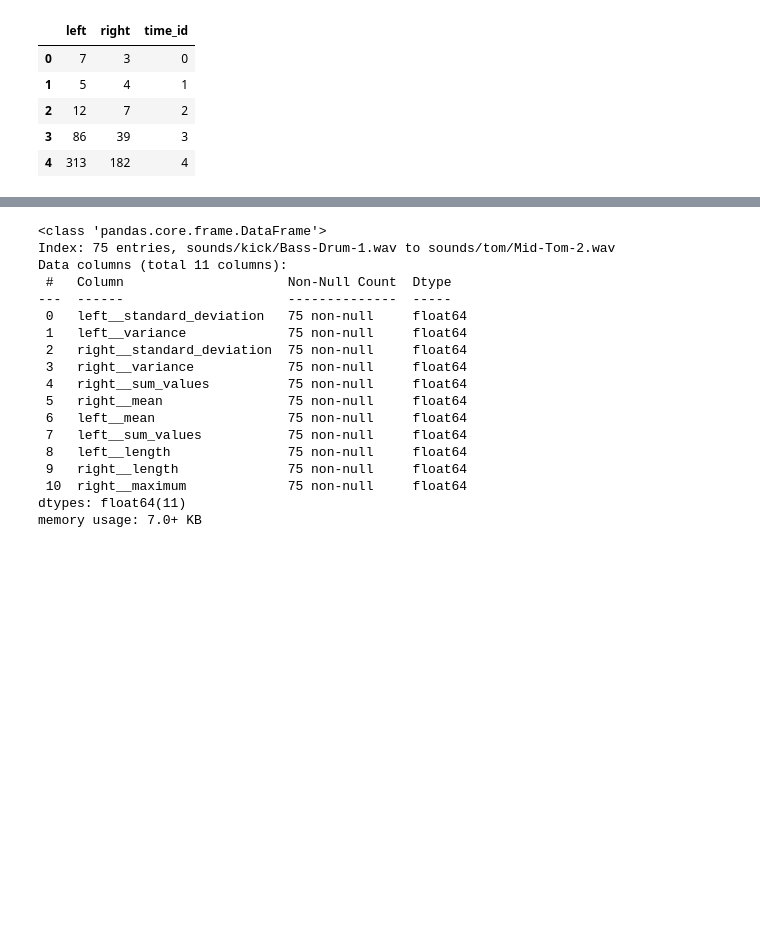
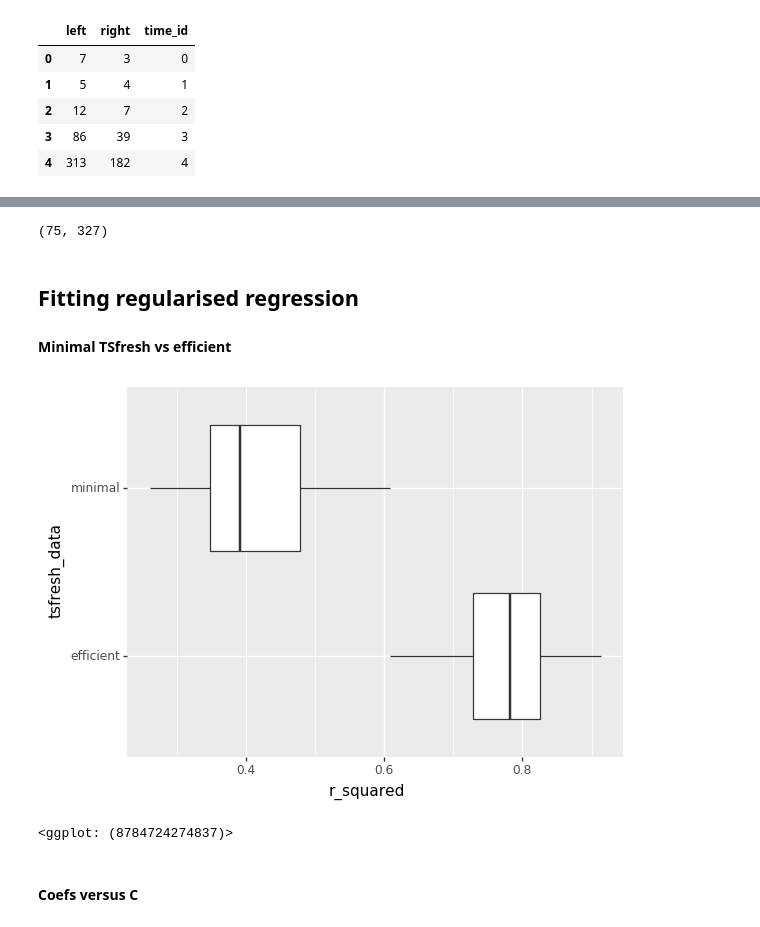
Before and after one commit to PaulHiemstra/lasso_tsfresh_article, a Jupyter notebook: lasso_tsfresh_article.ipynb, the cells around one changed output, grey strips where cells are left out. Saved outputs shown, nothing was run; the diff lists cells and outputs as text; code cells hidden in the pictures; blank space fills up the shorter version.

```diff
--- a/lasso_tsfresh_article.ipynb
+++ b/lasso_tsfresh_article.ipynb
@@ -87,6 +110,6 @@ from tsfresh import extract_relevant_features
 from tsfresh.feature_extraction import MinimalFCParameters
 settings = MinimalFCParameters()
 
-audio_tsfresh = extract_relevant_features(all_audio, all_labels,
+audio_tsfresh_minimal = extract_relevant_features(all_audio, all_labels,
                                           column_id='file_id', column_sort='time_id',
                                           default_fc_parameters=settings)
@@ -93,21 +120,44 @@ audio_tsfresh = extract_relevant_features(all_audio, all_labels,
+# %%
+from tsfresh.feature_extraction import EfficientFCParameters
+settings = EfficientFCParameters()
+
+audio_tsfresh = extract_relevant_features(all_audio, all_labels,
+                                          column_id='file_id', column_sort='time_id',
+                                          default_fc_parameters=settings)
 # %%
-audio_tsfresh.info()
+audio_tsfresh.shape
 # %% [output]
-<class 'pandas.core.frame.DataFrame'>
-Index: 75 entries, sounds/kick/Bass-Drum-1.wav to sounds/tom/Mid-Tom-2.wav
-Data columns (total 11 columns):
- #   Column                     Non-Null Count  Dtype
----  ------                     --------------  -----
- 0   left__standard_deviation   75 non-null     float64
- 1   left__variance             75 non-null     float64
- 2   right__standard_deviation  75 non-null     float64
- 3   right__variance            75 non-null     float64
- 4   right__sum_values          75 non-null     float64
- 5   right__mean                75 non-null     float64
- 6   left__mean                 75 non-null     float64
- 7   left__sum_values           75 non-null     float64
- 8   left__length               75 non-null     float64
- 9   right__length              75 non-null     float64
- 10  right__maximum             75 non-null     float64
-dtypes: float64(11)
-memory usage: 7.0+ KB
+(75, 327)
+# %% [markdown]
+## Fitting regularised regression
+#### Minimal TSfresh vs efficient
+# %%
+from sklearn.linear_model import LogisticRegression, LogisticRegressionCV
+
+base_log_reg = LogisticRegression(penalty='l1',
+                                 multi_class='ovr',
+                                 solver='saga',
+                                 tol=1e-6,
+                                 max_iter=int(1e4),
+                                 C=1)
+# %%
+from sklearn.model_selection import train_test_split
+
+def get_score(audio_data, labels):
+    # Replace by cross_val_score?
+    audio_train, audio_test, label_train, label_test = train_test_split(audio_data, labels, test_size=0.3)
+    log_reg = base_log_reg.fit(audio_train, label_train)
+    return log_reg.score(audio_test, label_test)
+rsquared_minimal = [get_score(audio_tsfresh_minimal, all_labels) for x in range(20)]
+rsquared_efficient = [get_score(audio_tsfresh, all_labels) for x in range(20)]
+# %%
+plot_data = pd.concat([pd.DataFrame({'r_squared': rsquared_minimal, 'tsfresh_data': 'minimal'}),
+                       pd.DataFrame({'r_squared': rsquared_efficient, 'tsfresh_data': 'efficient'})])
+(
+    ggplot(plot_data) + geom_boxplot(aes(x='tsfresh_data', y='r_squared')) + coord_flip()
+)
+# %% [output]
+[figure, added]
+<ggplot: (8784724274837)>
+# %% [markdown]
+#### Coefs versus C
```
Also changed, not shown: parts of 17 cells of this notebook, 1 other file.
